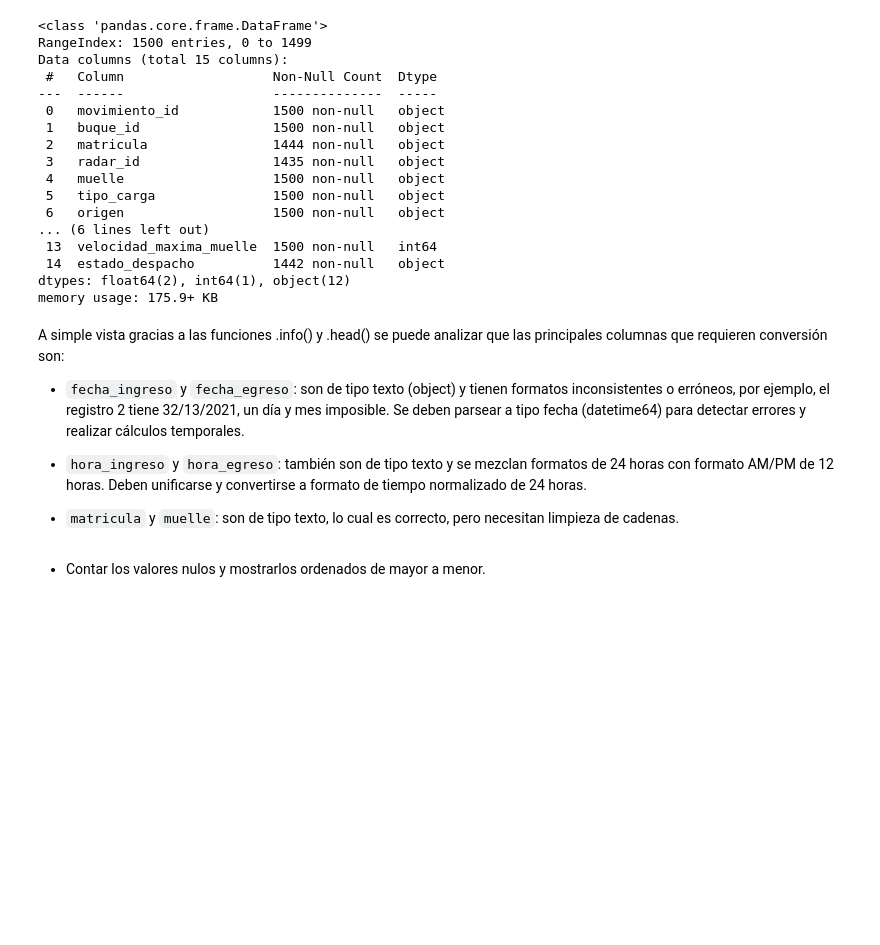
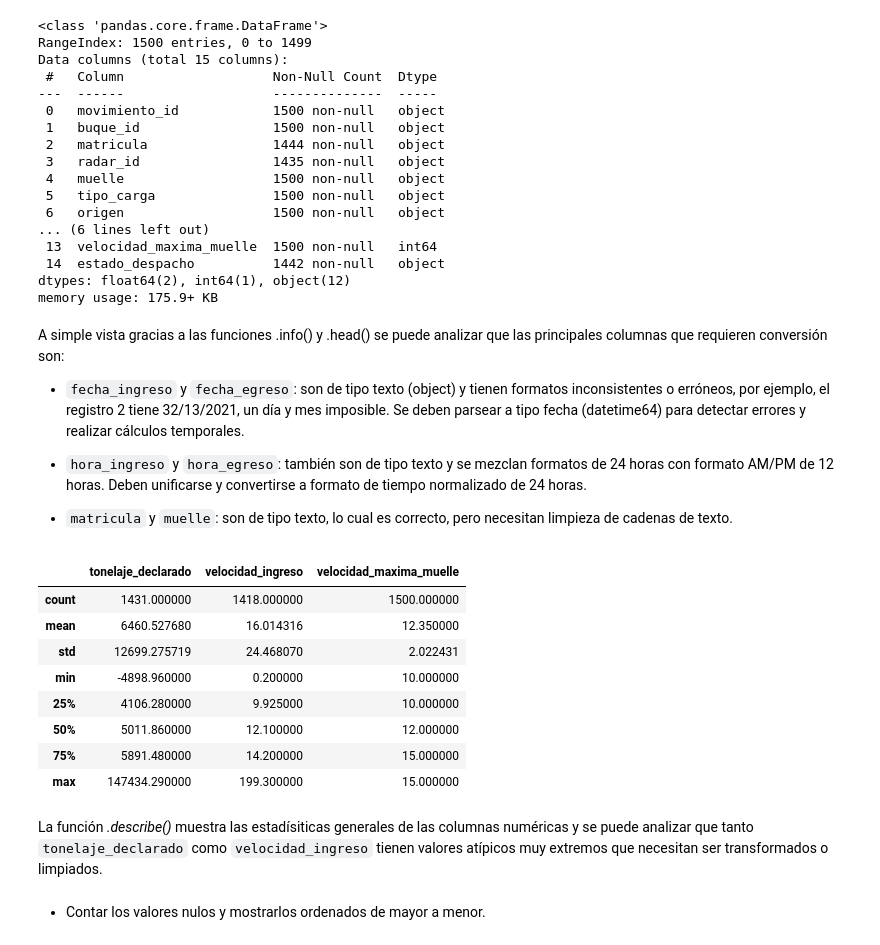
Before and after one commit to HectorOviedoM/Port_Log-Grupo_16, a Jupyter notebook: 01_Port_Log_Grupo_16.ipynb, the cells around one changed output. Drawn from its saved outputs; the diff is of its cells as text; code cells hidden in the pictures; blank space fills up the shorter version.

```diff
--- a/01_Port_Log_Grupo_16.ipynb
+++ b/01_Port_Log_Grupo_16.ipynb
@@ -234,7 +237,21 @@ A simple vista gracias a las funciones .info() y .head() se puede analizar que l
 
 * `hora_ingreso` y `hora_egreso`: también son de tipo texto y se mezclan formatos de 24 horas con formato AM/PM de 12 horas. Deben unificarse y convertirse a formato de tiempo normalizado de 24 horas.
 
-* `matricula` y `muelle`: son de tipo texto, lo cual es correcto, pero necesitan limpieza de cadenas.
+* `matricula` y `muelle`: son de tipo texto, lo cual es correcto, pero necesitan limpieza de cadenas de texto.
+# %%
+df_raw.describe()
+# %% [output]
+|  | tonelaje_declarado | velocidad_ingreso | velocidad_maxima_muelle |
+| count | 1431.000000 | 1418.000000 | 1500.000000 |
+| mean | 6460.527680 | 16.014316 | 12.350000 |
+| std | 12699.275719 | 24.468070 | 2.022431 |
+| min | -4898.960000 | 0.200000 | 10.000000 |
+| 25% | 4106.280000 | 9.925000 | 10.000000 |
+| 50% | 5011.860000 | 12.100000 | 12.000000 |
+| 75% | 5891.480000 | 14.200000 | 15.000000 |
+| max | 147434.290000 | 199.300000 | 15.000000 |
+# %% [markdown]
+La función *.describe()* muestra las estadísiticas generales de las columnas numéricas y se puede analizar que tanto `tonelaje_declarado` como `velocidad_ingreso` tienen valores atípicos muy extremos que necesitan ser transformados o limpiados.
 # %% [markdown]
 - Contar los valores nulos y mostrarlos ordenados de mayor a menor.
 # %%
```
Also changed, not shown: parts of 10 cells of this notebook.
